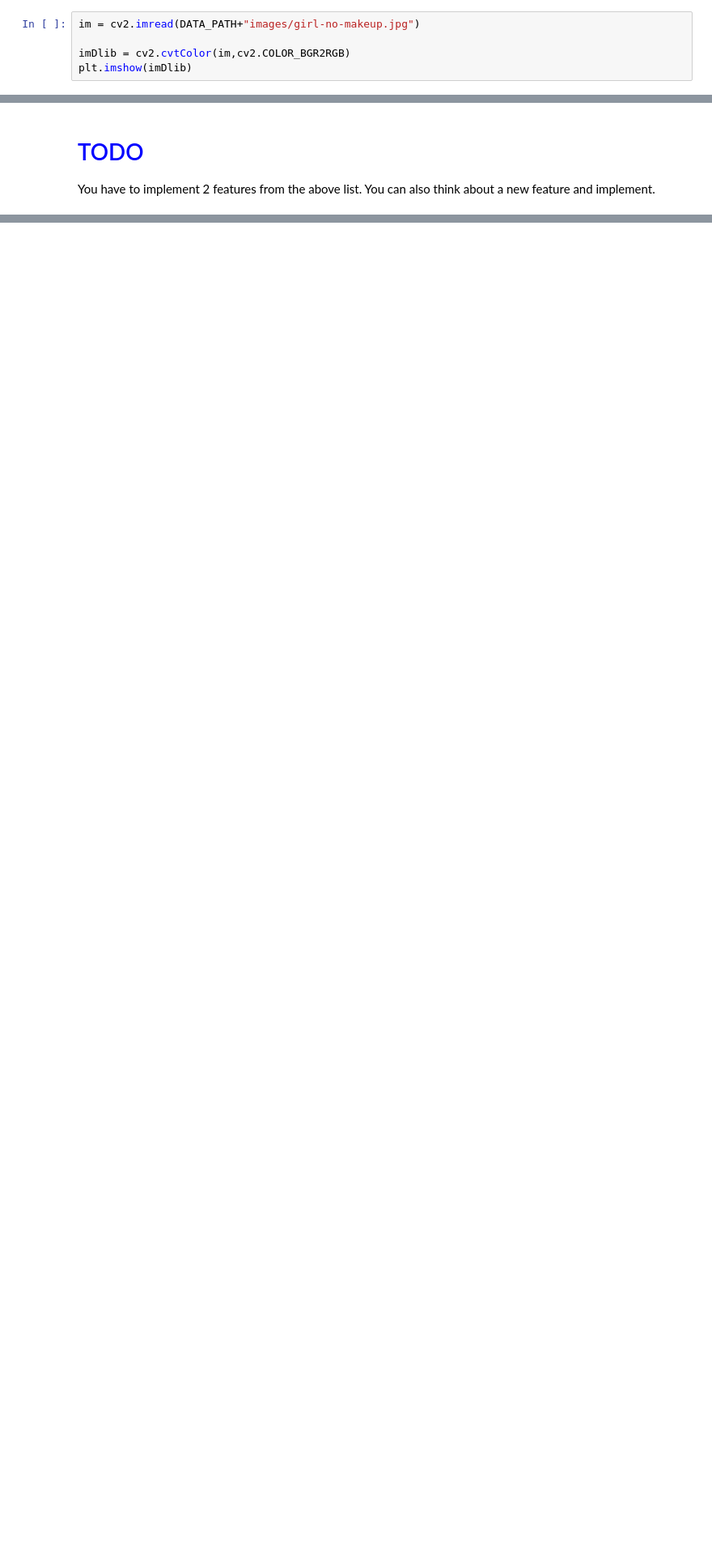
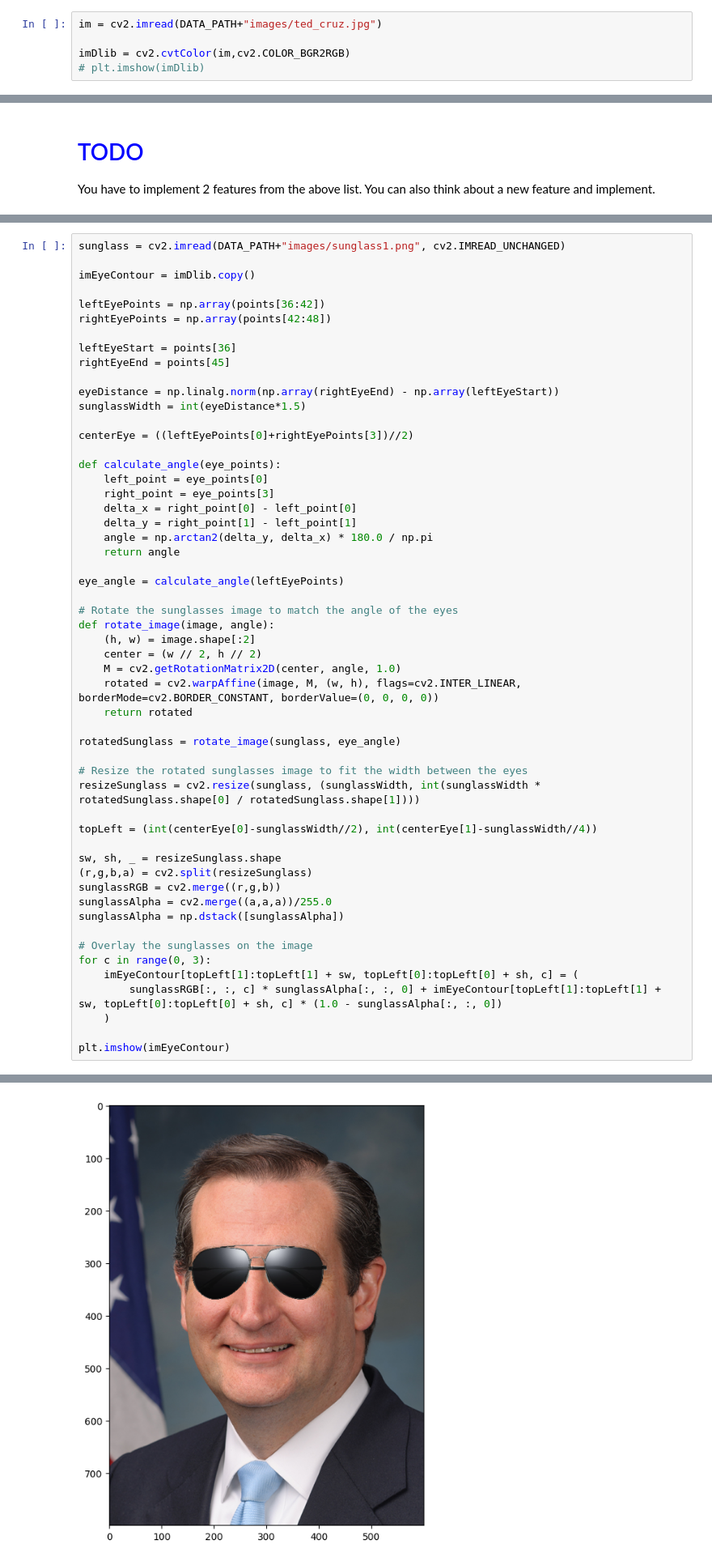
Before and after one commit to DastanIqbal/LearnOpenCV, a Jupyter notebook: src/OpenCV/dlap/project1-virtual-makeup/Virtual-Makeup.ipynb, the cells around one changed output, grey strips where cells are left out. Shown: that part at 81% size. Saved outputs shown, nothing was run; the diff lists cells and outputs as text; blank space fills up the shorter version.

```diff
--- a/src/OpenCV/dlap/project1-virtual-makeup/Virtual-Makeup.ipynb
+++ b/src/OpenCV/dlap/project1-virtual-makeup/Virtual-Makeup.ipynb
@@ -61,7 +62,7 @@ We load the image and convert it to RGB format so that it can be used by Dlib an
 
 ### <font color="red">You can also use any other image.</font>
 # %%
-im = cv2.imread(DATA_PATH+"images/girl-no-makeup.jpg")
+im = cv2.imread(DATA_PATH+"images/ted_cruz.jpg")
 
 imDlib = cv2.cvtColor(im,cv2.COLOR_BGR2RGB)
-plt.imshow(imDlib)
+# plt.imshow(imDlib)
@@ -84,0 +168,55 @@ Write code for the first feature you want to implement from the above list. Disp
+# %%
+sunglass = cv2.imread(DATA_PATH+"images/sunglass1.png", cv2.IMREAD_UNCHANGED)
+
+imEyeContour = imDlib.copy()
+
+leftEyePoints = np.array(points[36:42])
+rightEyePoints = np.array(points[42:48])
+
+leftEyeStart = points[36]
+rightEyeEnd = points[45]
+
+eyeDistance = np.linalg.norm(np.array(rightEyeEnd) - np.array(leftEyeStart))
+sunglassWidth = int(eyeDistance*1.5)
+
+centerEye = ((leftEyePoints[0]+rightEyePoints[3])//2)
+
+def calculate_angle(eye_points):
+    left_point = eye_points[0]
+    right_point = eye_points[3]
+    delta_x = right_point[0] - left_point[0]
+    delta_y = right_point[1] - left_point[1]
+    angle = np.arctan2(delta_y, delta_x) * 180.0 / np.pi
+    return angle
+
+eye_angle = calculate_angle(leftEyePoints)
+
+# Rotate the sunglasses image to match the angle of the eyes
+def rotate_image(image, angle):
+    (h, w) = image.shape[:2]
+    center = (w // 2, h // 2)
+    M = cv2.getRotationMatrix2D(center, angle, 1.0)
+    rotated = cv2.warpAffine(image, M, (w, h), flags=cv2.INTER_LINEAR, borderMode=cv2.BORDER_CONSTANT, borderValue=(0, 0, 0, 0))
+    return rotated
+
+rotatedSunglass = rotate_image(sunglass, eye_angle)
+
+# Resize the rotated sunglasses image to fit the width between the eyes
+resizeSunglass = cv2.resize(sunglass, (sunglassWidth, int(sunglassWidth * rotatedSunglass.shape[0] / rotatedSunglass.shape[1])))
+
+topLeft = (int(centerEye[0]-sunglassWidth//2), int(centerEye[1]-sunglassWidth//4))
+
+sw, sh, _ = resizeSunglass.shape
+(r,g,b,a) = cv2.split(resizeSunglass)
+sunglassRGB = cv2.merge((r,g,b))
+sunglassAlpha = cv2.merge((a,a,a))/255.0
+sunglassAlpha = np.dstack([sunglassAlpha])
+
+# Overlay the sunglasses on the image
+for c in range(0, 3):
+    imEyeContour[topLeft[1]:topLeft[1] + sw, topLeft[0]:topLeft[0] + sh, c] = (
+        sunglassRGB[:, :, c] * sunglassAlpha[:, :, 0] + imEyeContour[topLeft[1]:topLeft[1] + sw, topLeft[0]:topLeft[0] + sh, c] * (1.0 - sunglassAlpha[:, :, 0])
+    )
+
+plt.imshow(imEyeContour)
+# %% [output]
@@ -84,0 +224 @@ Write code for the first feature you want to implement from the above list. Disp
+[figure, added]
```
Also changed, not shown: parts of 18 cells of this notebook, 5 other files.
